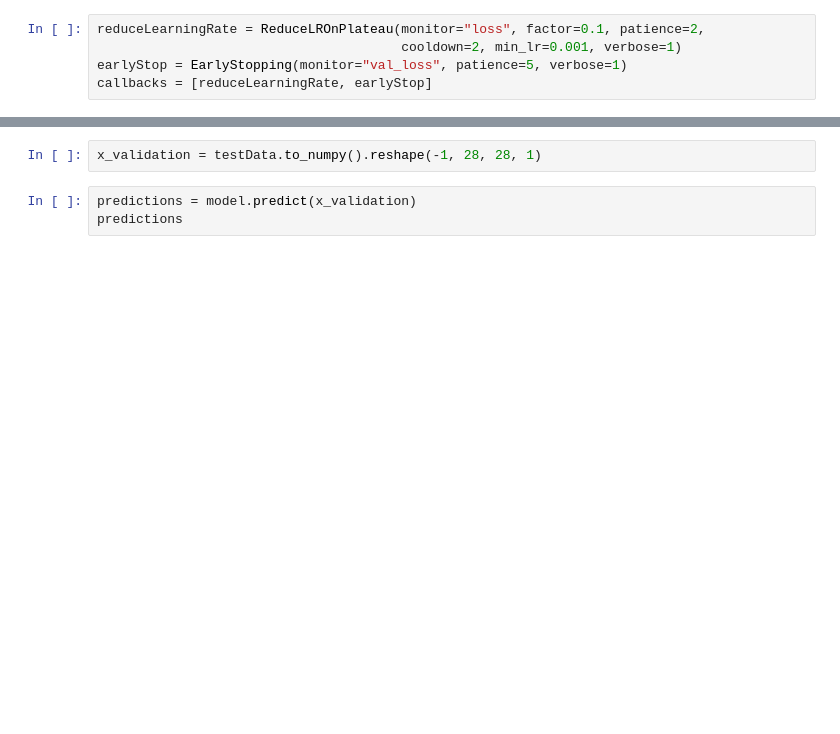
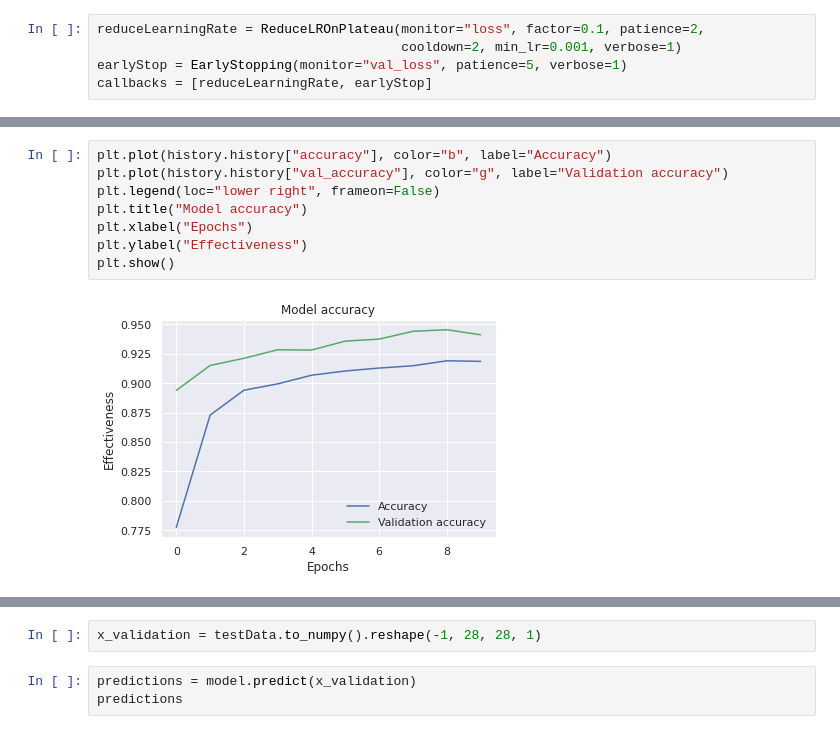
Before and after one commit to Push911/Google-Colab-Challenge, a Jupyter notebook: Mnist (numbers recognition).ipynb, the cells around one changed output, grey strips where cells are left out. Drawn from its saved outputs; the diff is of its cells as text; blank space fills up the shorter version.

```diff
--- a/Mnist (numbers recognition).ipynb
+++ b/Mnist (numbers recognition).ipynb
@@ -195,0 +206,10 @@ Epoch 10/10
+# %%
+plt.plot(history.history["accuracy"], color="b", label="Accuracy")
+plt.plot(history.history["val_accuracy"], color="g", label="Validation accuracy")
+plt.legend(loc="lower right", frameon=False)
+plt.title("Model accuracy")
+plt.xlabel("Epochs")
+plt.ylabel("Effectiveness")
+plt.show()
+# %% [output]
+[figure, added]
```
Also changed, not shown: parts of 17 cells of this notebook.
